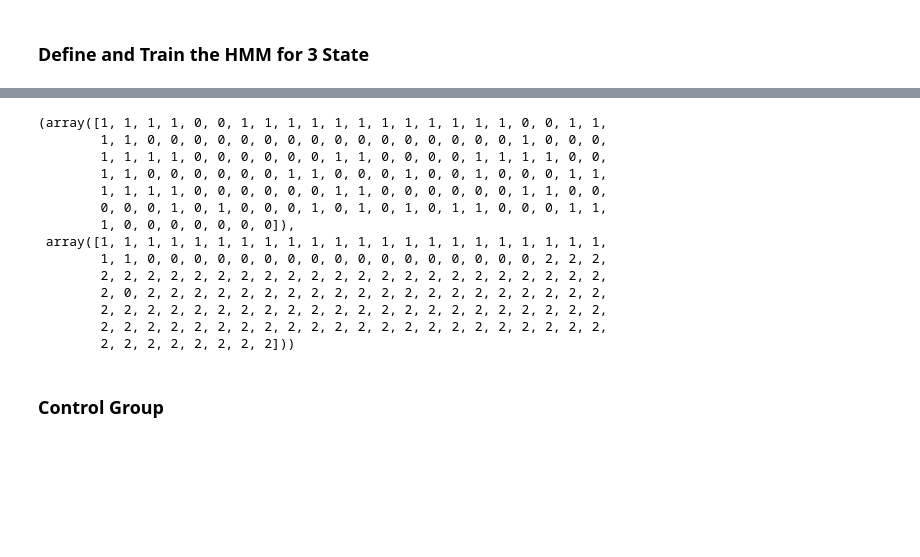
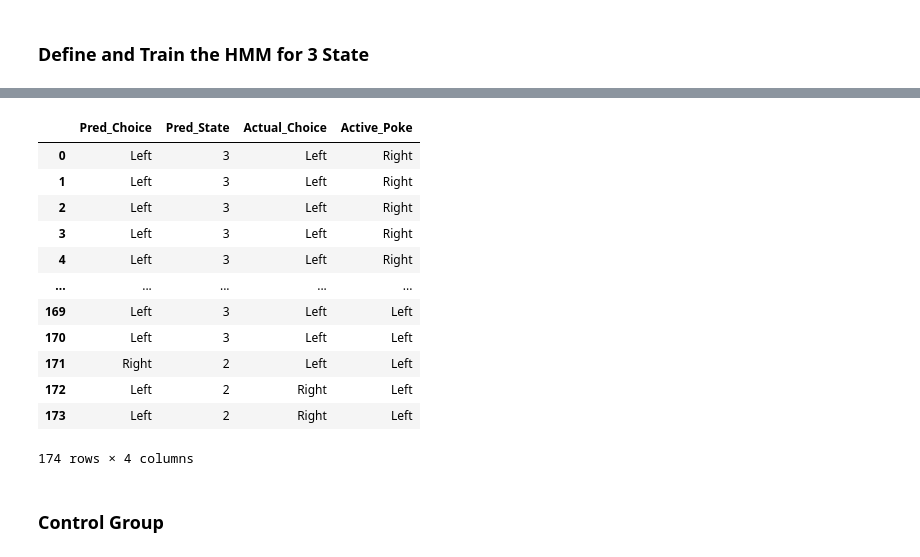
Before and after one commit to ftlabucsd/FEDUPP, a Jupyter notebook: HMM-GLM/GLM-HMM.ipynb, the cells around one changed output, grey strips where cells are left out. Saved outputs shown, nothing was run; the diff lists cells and outputs as text; code cells hidden in the pictures; blank space fills up the shorter version.

```diff
--- a/HMM-GLM/GLM-HMM.ipynb
+++ b/HMM-GLM/GLM-HMM.ipynb
@@ -38,29 +39,40 @@ Overall Accuracy in Model: 0.6357142857142857
 # %%
-def graph_pred(model, X, y):
+def graph_pred(model, X, y, original):
     pred_state, pred_choice = model.sample(len(X), input=X)
 
     # pred_choice unpack
-    pred_choice = np.array(pred_choice).flatten()
+    pred_choice = np.array(pred_choice).flatten().tolist()
+    y = np.array(y).flatten().tolist()
+    pred_state += 1
 
-    return pred_choice, pred_state
+    mapper = {1: 'Left', 0: 'Right'}
+    data = {'Pred_Choice': pred_choice, 'Pred_State': pred_state,
+             'Actual_Choice': y, 'Active_Poke': original['Active_Poke'][1:]}
+
+    res = pd.DataFrame(data=data).reset_index().drop(['index'], axis='columns')
+
+    res['Pred_Choice'] = res['Pred_Choice'].map(mapper)
+    res['Actual_Choice'] = res['Actual_Choice'].map(mapper)
+
+    return res
-# %%
-# TODO: combine all data in string format together
-graph_pred(model, X, y)
-# %% [output]
-(array([1, 1, 1, 1, 0, 0, 1, 1, 1, 1, 1, 1, 1, 1, 1, 1, 1, 1, 0, 0, 1, 1,
-        1, 1, 0, 0, 0, 0, 0, 0, 0, 0, 0, 0, 0, 0, 0, 0, 0, 0, 1, 0, 0, 0,
-        1, 1, 1, 1, 0, 0, 0, 0, 0, 0, 1, 1, 0, 0, 0, 0, 1, 1, 1, 1, 0, 0,
-        1, 1, 0, 0, 0, 0, 0, 0, 1, 1, 0, 0, 0, 1, 0, 0, 1, 0, 0, 0, 1, 1,
-        1, 1, 1, 1, 0, 0, 0, 0, 0, 0, 1, 1, 0, 0, 0, 0, 0, 0, 1, 1, 0, 0,
-        0, 0, 0, 1, 0, 1, 0, 0, 0, 1, 0, 1, 0, 1, 0, 1, 1, 0, 0, 0, 1, 1,
-        1, 0, 0, 0, 0, 0, 0, 0]),
- array([1, 1, 1, 1, 1, 1, 1, 1, 1, 1, 1, 1, 1, 1, 1, 1, 1, 1, 1, 1, 1, 1,
-        1, 1, 0, 0, 0, 0, 0, 0, 0, 0, 0, 0, 0, 0, 0, 0, 0, 0, 0, 2, 2, 2,
-        2, 2, 2, 2, 2, 2, 2, 2, 2, 2, 2, 2, 2, 2, 2, 2, 2, 2, 2, 2, 2, 2,
-        2, 0, 2, 2, 2, 2, 2, 2, 2, 2, 2, 2, 2, 2, 2, 2, 2, 2, 2, 2, 2, 2,
-        2, 2, 2, 2, 2, 2, 2, 2, 2, 2, 2, 2, 2, 2, 2, 2, 2, 2, 2, 2, 2, 2,
-        2, 2, 2, 2, 2, 2, 2, 2, 2, 2, 2, 2, 2, 2, 2, 2, 2, 2, 2, 2, 2, 2,
-        2, 2, 2, 2, 2, 2, 2, 2]))
+# %%
+result = graph_pred(model, X, y, old)
+# %%
+result
+# %% [output]
+|  | Pred_Choice | Pred_State | Actual_Choice | Active_Poke |
+| 0 | Left | 3 | Left | Right |
+| 1 | Left | 3 | Left | Right |
+| 2 | Left | 3 | Left | Right |
+| 3 | Left | 3 | Left | Right |
+| 4 | Left | 3 | Left | Right |
+| ... | ... | ... | ... | ... |
+| 169 | Left | 3 | Left | Left |
+| 170 | Left | 3 | Left | Left |
+| 171 | Right | 2 | Left | Left |
+| 172 | Left | 2 | Right | Left |
+| 173 | Left | 2 | Right | Left |
+174 rows × 4 columns
 # %% [markdown]
 ### Control Group
 # %%
```
Also changed, not shown: parts of 4 cells of this notebook, 5 other files.
